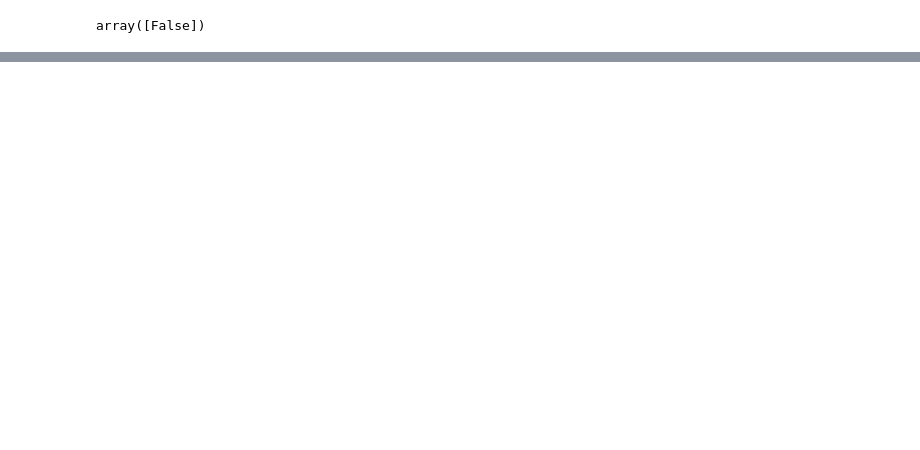
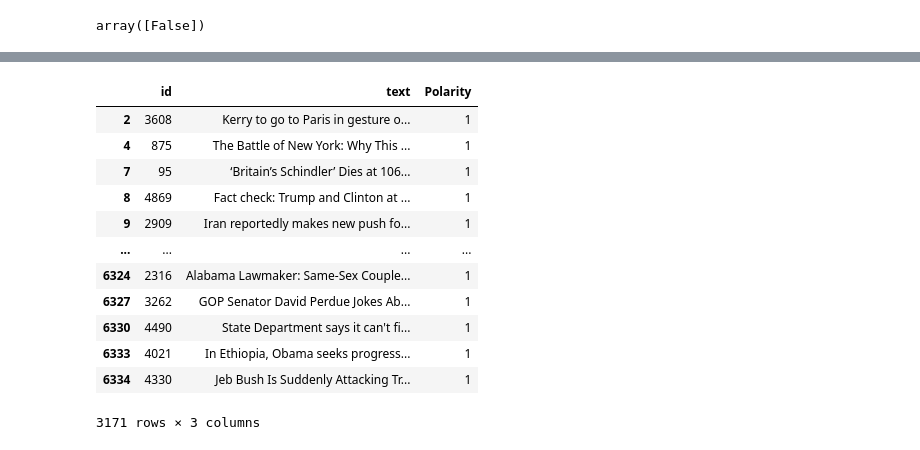
Before and after one commit to alberto-lorente/Final-Report-and-Presentation, a Jupyter notebook: Second_Dataset_Preprocess.ipynb, the cells around one changed output, grey strips where cells are left out. Saved outputs shown, nothing was run; the diff lists cells and outputs as text; code cells hidden in the pictures; blank space fills up the shorter version.

```diff
--- a/Second_Dataset_Preprocess.ipynb
+++ b/Second_Dataset_Preprocess.ipynb
@@ -116,3 +102,19 @@ fake_test
+# %%
+true_test
+# %% [output]
+|  | id | text | Polarity |
+| 2 | 3608 | Kerry to go to Paris in gesture o... | 1 |
+| 4 | 875 | The Battle of New York: Why This ... | 1 |
+| 7 | 95 | ‘Britain’s Schindler’ Dies at 106... | 1 |
+| 8 | 4869 | Fact check: Trump and Clinton at ... | 1 |
+| 9 | 2909 | Iran reportedly makes new push fo... | 1 |
+| ... | ... | ... | ... |
+| 6324 | 2316 | Alabama Lawmaker: Same-Sex Couple... | 1 |
+| 6327 | 3262 | GOP Senator David Perdue Jokes Ab... | 1 |
+| 6330 | 4490 | State Department says it can't fi... | 1 |
+| 6333 | 4021 | In Ethiopia, Obama seeks progress... | 1 |
+| 6334 | 4330 | Jeb Bush Is Suddenly Attacking Tr... | 1 |
+3171 rows × 3 columns
 # %%
 
 fake_test.to_csv(r'C:\Users\alber\Desktop\Make Believe Diciembre\Data\Model Testing\fake_test')
```
Also changed, not shown: parts of 5 cells of this notebook, 2 other files.
